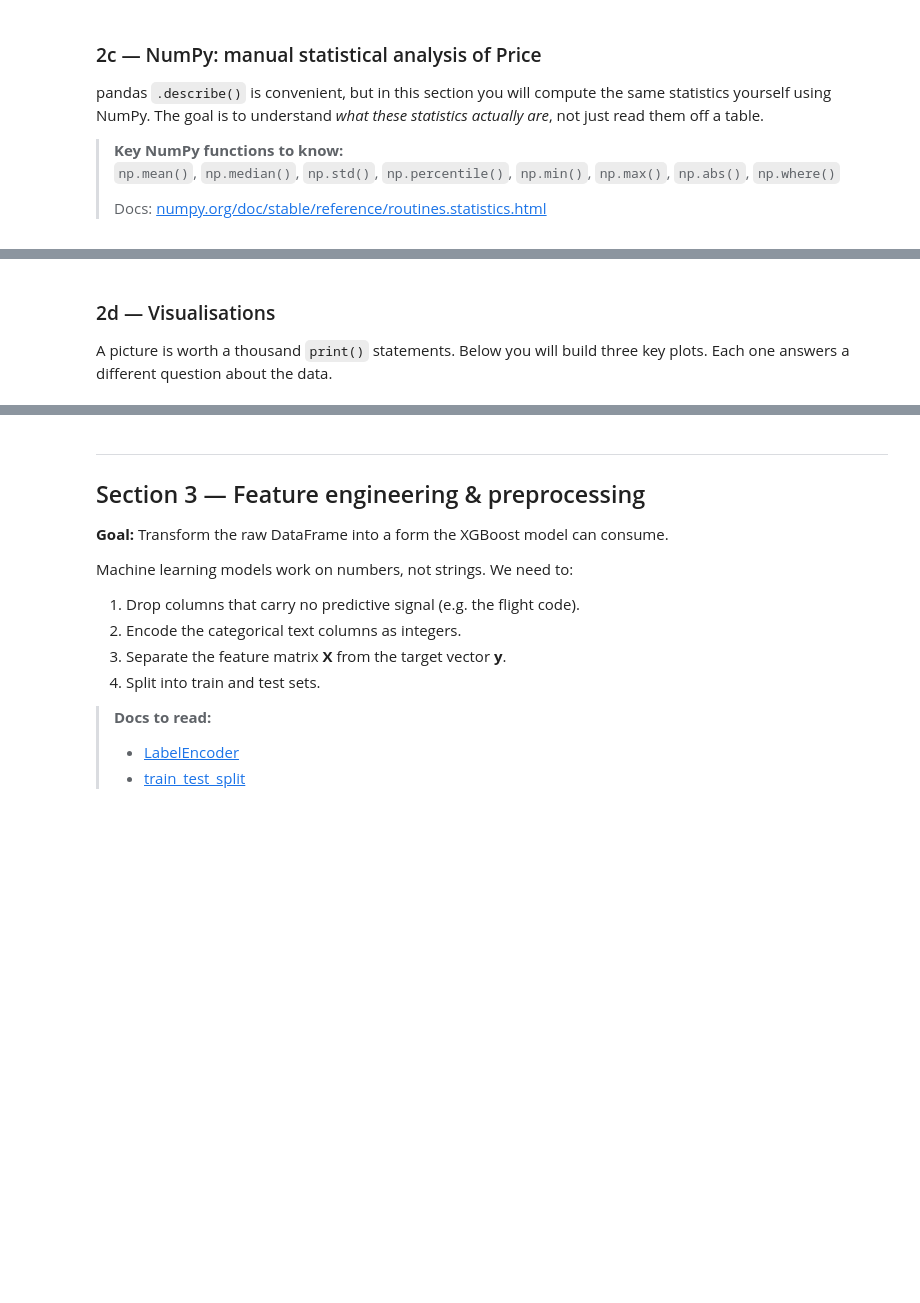
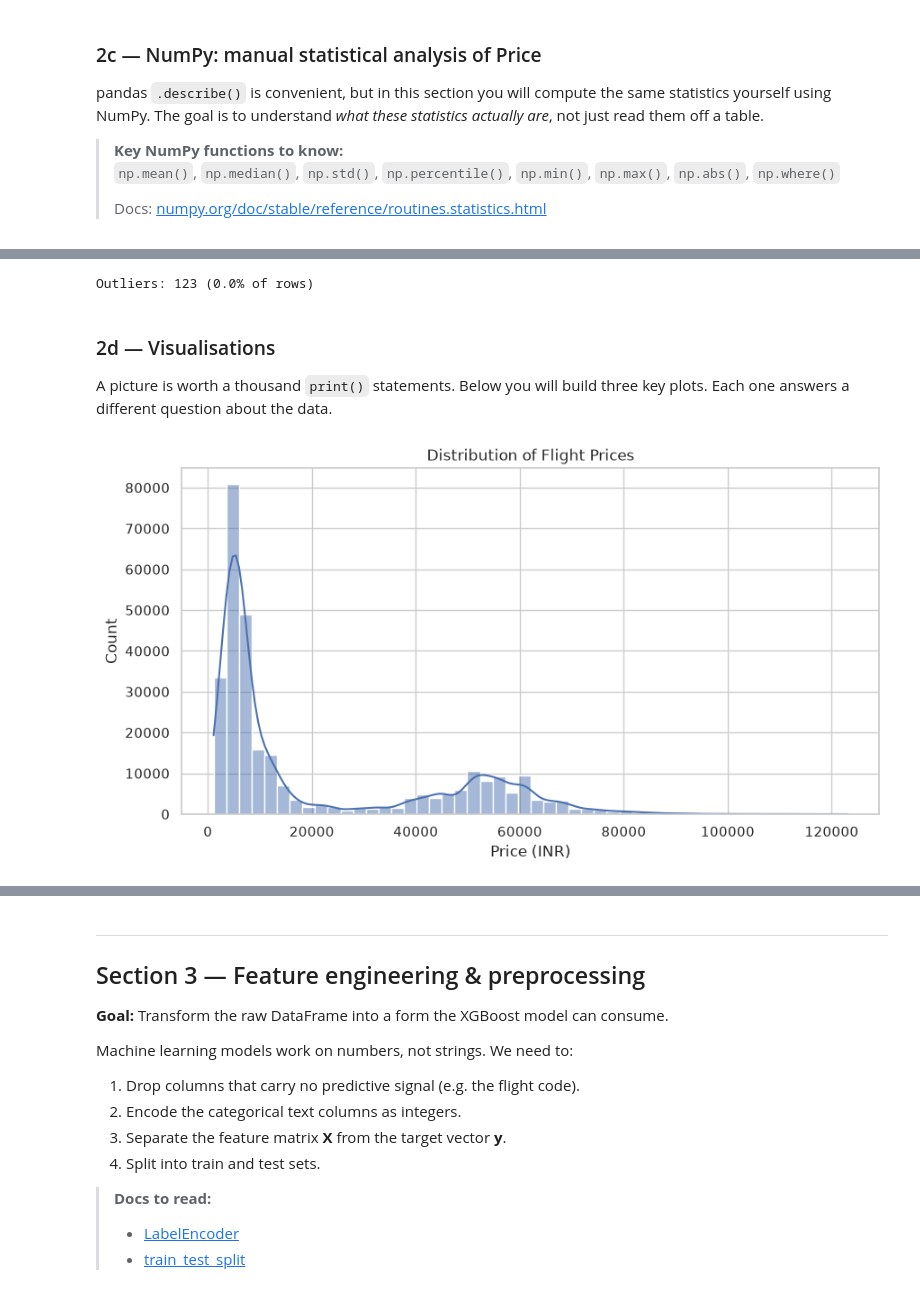
Before and after one commit to TAMU-Aggie-Data-Science-Club/fall2026-american-airlines, a Jupyter notebook: deliverable1/flight_price_prediction_aidan-chance.ipynb, the cells around one changed output, grey strips where cells are left out. Saved outputs shown, nothing was run; the diff lists cells and outputs as text; code cells hidden in the pictures; blank space fills up the shorter version.

```diff
--- a/deliverable1/flight_price_prediction_aidan-chance.ipynb
+++ b/deliverable1/flight_price_prediction_aidan-chance.ipynb
@@ -204,7 +300,8 @@ pandas `.describe()` is convenient, but in this section you will compute the sam
 > Docs: [numpy.org/doc/stable/reference/routines.statistics.html](https://numpy.org/doc/stable/reference/routines.statistics.html)
 # %%
 # Extract the Price column as a NumPy array so we can do array-level math on it.
-prices = df['Price'].to_numpy()
+price_col = [c for c in df.columns if 'price' in c.lower()][0]
+prices = df[price_col].to_numpy()
 
 # TODO: Compute and print each of the following using NumPy (do NOT use df.describe() here):
 #   - Mean price
@@ -214,14 +311,14 @@ prices = df['Price'].to_numpy()
 #   - 25th percentile (Q1) and 75th percentile (Q3)
 #   - Interquartile Range (IQR) = Q3 - Q1
 
-mean_price   = None  # TODO
-median_price = None  # TODO
-std_price    = None  # TODO
-min_price    = None  # TODO
-max_price    = None  # TODO
-q1           = None  # TODO  — hint: np.percentile(prices, 25)
-q3           = None  # TODO
-iqr          = None  # TODO
+mean_price   = np.mean(prices)  # TODO
+median_price = np.median(prices)  # TODO
+std_price    = np.std(prices)  # TODO
+min_price    = np.min(prices)  # TODO
+max_price    = np.max(prices)  # TODO
+q1           = np.percentile(prices, 25)  # TODO
+q3           = np.percentile(prices, 75)  # TODO
+iqr          = q3 - q1  # TODO
 
 print(f'Mean:    {mean_price:.2f}')
 print(f'Median:  {median_price:.2f}')
@@ -245,13 +351,15 @@ print(f'IQR:     {iqr:.2f}')
 # We are NOT removing these outliers yet — in Deliverable 2 we will decide whether to
 # remove, cap, or keep them. For now we just want to know they exist.
 
-lower_fence = None  # TODO
-upper_fence = None  # TODO
+lower_fence = q1 - 1.5 * iqr  # TODO
+upper_fence = q3 + 1.5 * iqr  # TODO
 
 # Boolean array: True where the price is an outlier
-is_outlier = None   # TODO
+is_outlier = (prices < lower_fence) | (prices > upper_fence)  # TODO
 
 print(f'Outliers: {is_outlier.sum()} ({100 * is_outlier.mean():.1f}% of rows)')
+# %% [output]
+Outliers: 123 (0.0% of rows)
 # %% [markdown]
 ### 2d — Visualisations
 
@@ -259,13 +367,20 @@ A picture is worth a thousand `print()` statements. Below you will build three k
 # %%
 # TODO: Plot a histogram of the Price column to see its distribution.
 #
 # A right-skewed distribution (long tail to the right) is common for prices —
 # most flights are cheap, but a few are very expensive.
 #
 # Hint: use plt.hist(prices, bins=50) or sns.histplot(df['Price'], bins=50, kde=True)
 # kde=True adds a smooth density curve on top of the histogram.
 #
 # Add a title, x-label ('Price (INR)'), and y-label ('Count').
+sns.histplot(prices, bins=50, kde=True)
+plt.title('Distribution of Flight Prices')
+plt.xlabel('Price (INR)')
+plt.ylabel('Count')
+plt.show()
+# %% [output]
+[figure, added]
 # %%
 # TODO: Create a box plot of Price grouped by Airline.
 #
```
Also changed, not shown: parts of 57 cells of this notebook.
